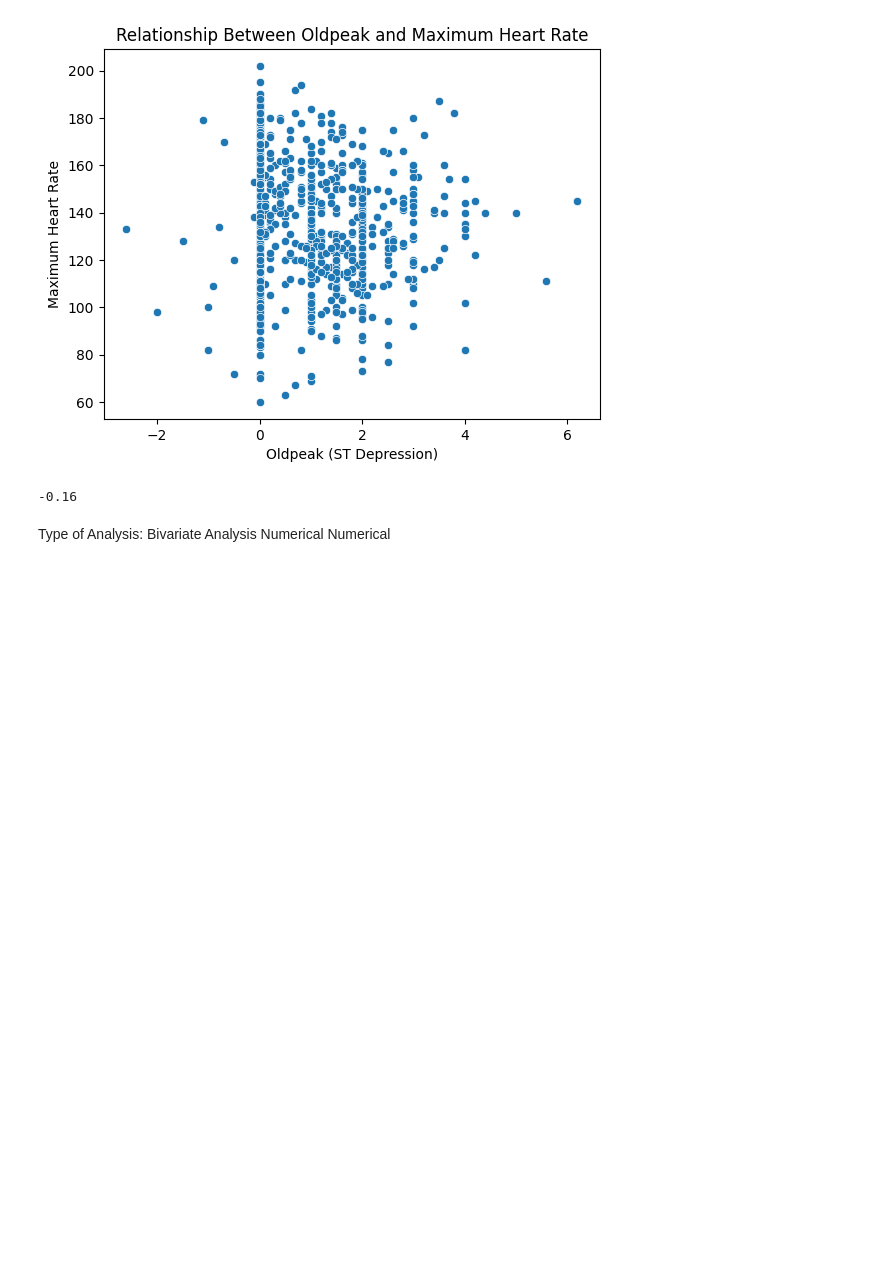
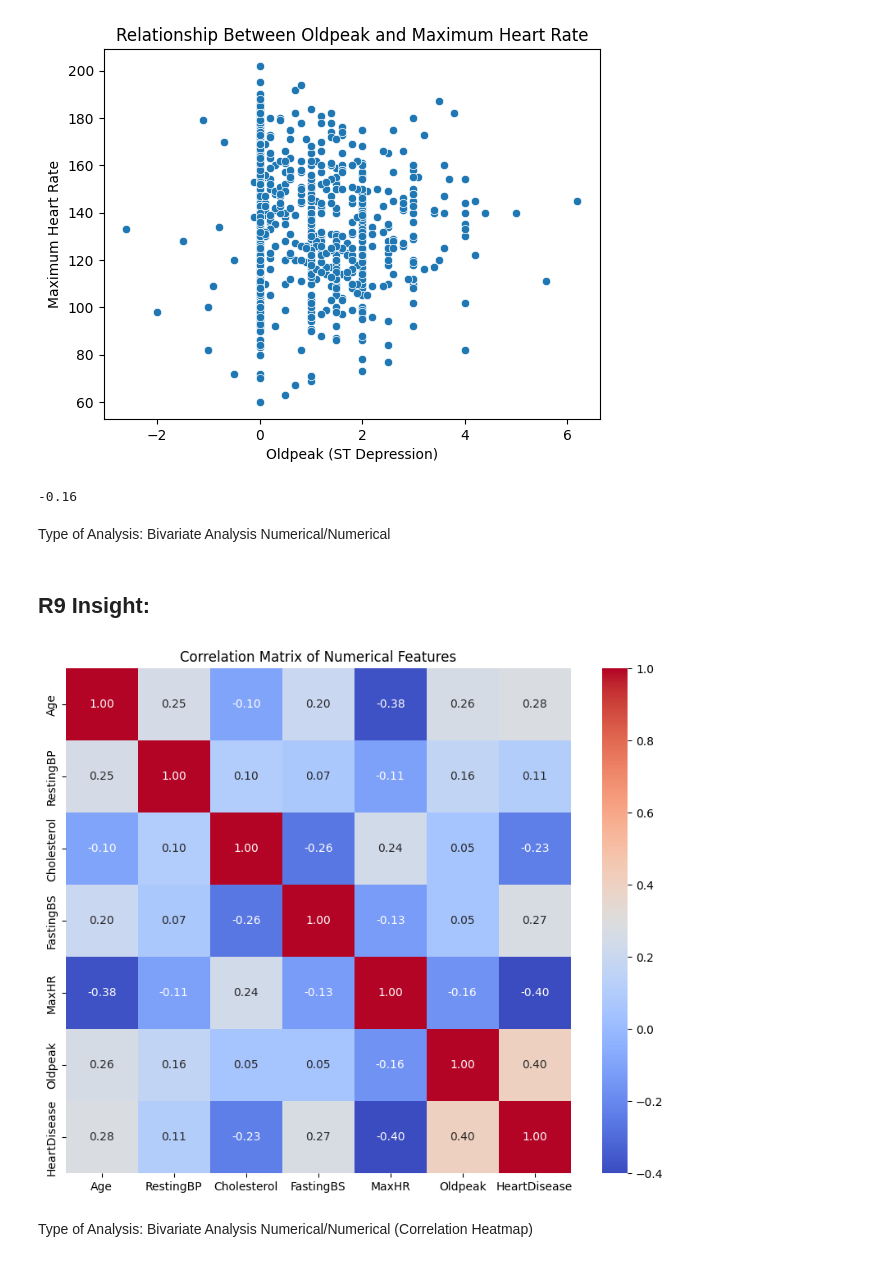
Before and after one commit to michaelmassaad02/CSI4142_Assignment1, a Jupyter notebook: CSI4142-Assignment1.ipynb, the cells around one changed output. Saved outputs shown, nothing was run; the diff lists cells and outputs as text; code cells hidden in the pictures; blank space fills up the shorter version.

Commit message:
pushing insights

```diff
--- a/CSI4142-Assignment1.ipynb
+++ b/CSI4142-Assignment1.ipynb
@@ -363,4 +363,20 @@ corr
 # %% [output]
 -0.16
 # %% [markdown]
-Type of Analysis: Bivariate Analysis Numerical Numerical
+Type of Analysis: Bivariate Analysis Numerical/Numerical
+# %% [markdown]
+## R9 Insight:
+# %%
+# Computing the correlation matrix for all numerical variables
+numerical = heart_failure.select_dtypes(include=['number'])
+corr_matrix = numerical.corr()
+
+# Plotting the heatmap
+plt.figure(figsize=(10, 8))
+sns.heatmap(corr_matrix, annot=True, fmt=".2f", cmap="coolwarm", square=True)
+plt.title("Correlation Matrix of Numerical Features")
+plt.show()
+# %% [output]
+[figure, added]
+# %% [markdown]
+Type of Analysis: Bivariate Analysis Numerical/Numerical (Correlation Heatmap)
```
Also changed, not shown: parts of 4 cells of this notebook.
